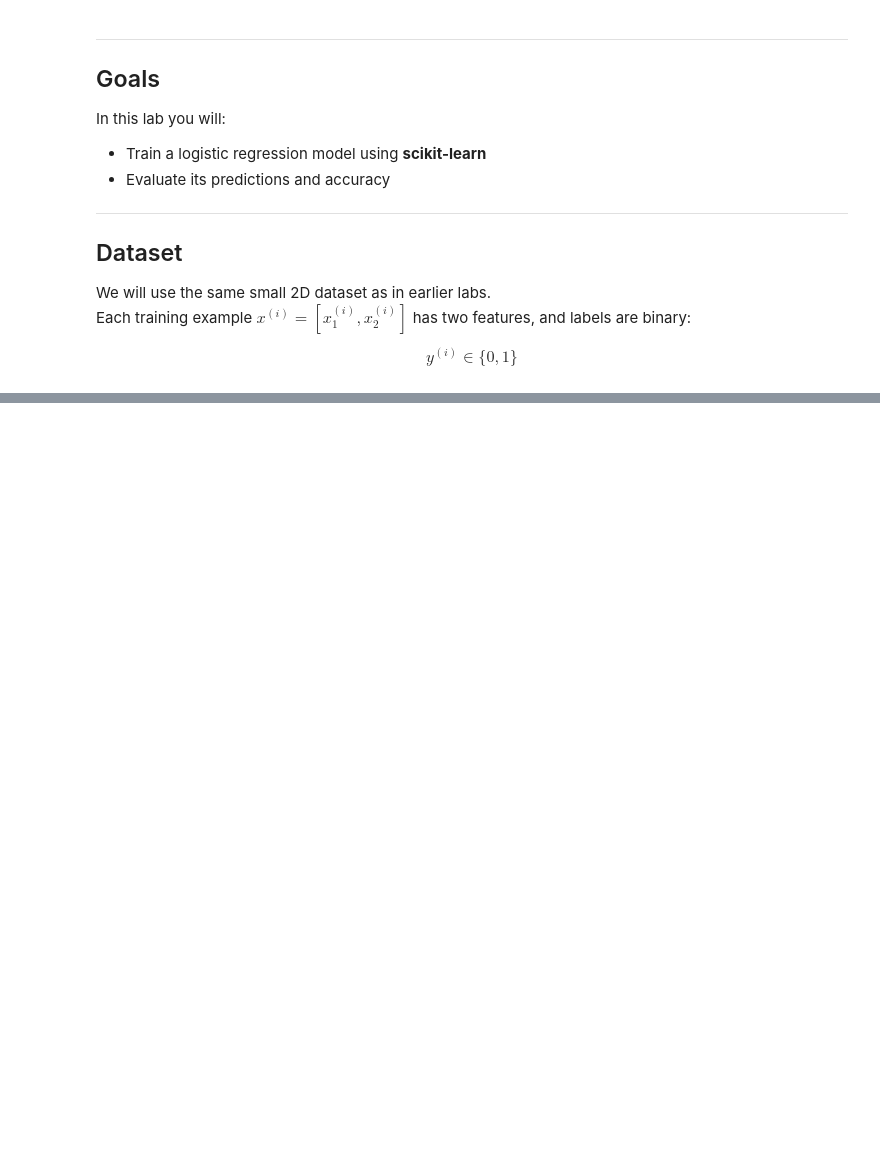
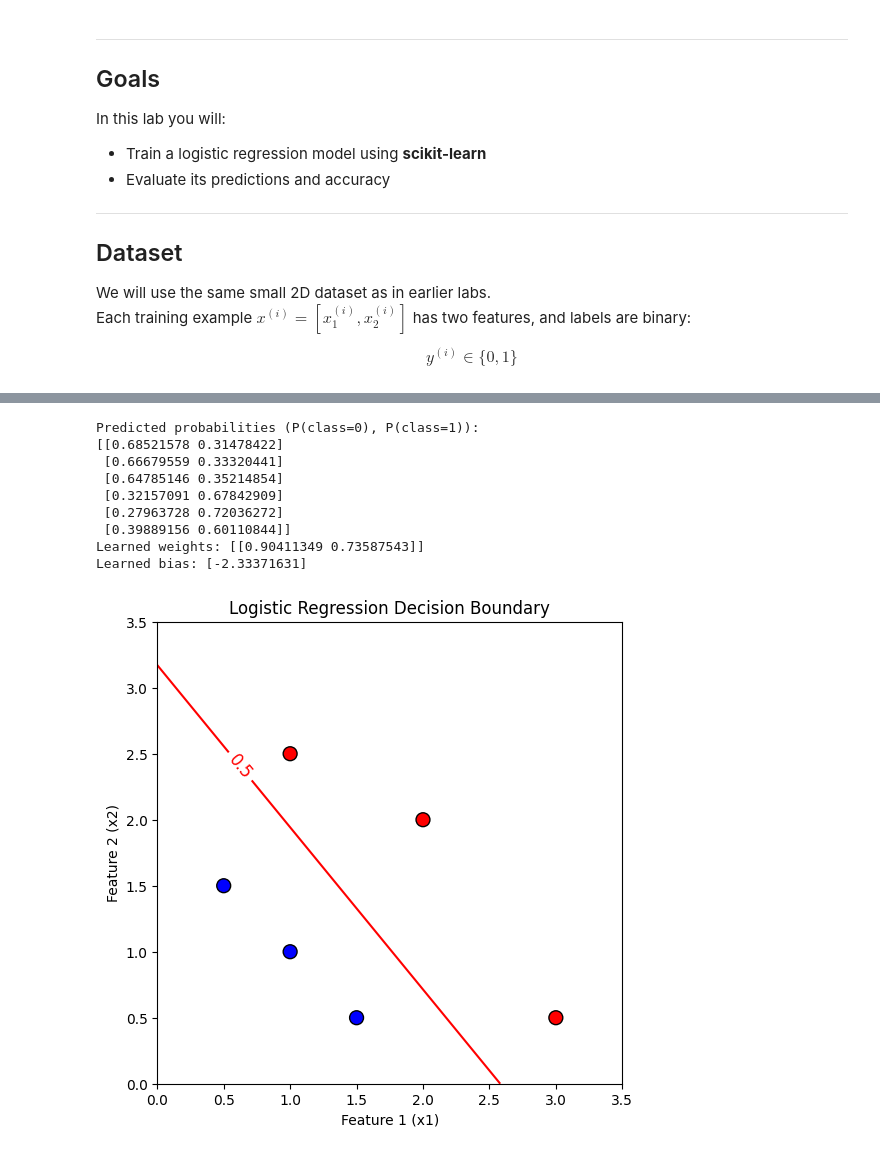
Before and after one commit to asupraja3/ml-ng-notebooks, a Jupyter notebook: LogisticRegresssion_ScikitLearn.ipynb, the cells around one changed output, grey strips where cells are left out. Drawn from its saved outputs; the diff is of its cells as text; code cells hidden in the pictures; blank space fills up the shorter version.

```diff
--- a/LogisticRegresssion_ScikitLearn.ipynb
+++ b/LogisticRegresssion_ScikitLearn.ipynb
@@ -28,7 +28,7 @@ X = np.array([
     [3.0, 0.5],    # Example 4
     [2.0, 2.0],    # Example 5
     [1.0, 2.5]     # Example 6
-])
+]).astype(float)
 
 # Labels y: shape (6,)
-y = np.array([0, 0, 0, 1, 1, 1])
+y = np.array([0, 0, 0, 1, 1, 1]).astype(float)
@@ -34,0 +51,8 @@ y = np.array([0, 0, 0, 1, 1, 1])
+# %%
+from sklearn.linear_model import LogisticRegression
+
+# Step 1: Create logistic regression model
+lr_model = LogisticRegression()
+
+# Step 2: Fit model on training data
+lr_model.fit(X, y)
@@ -34,0 +103,49 @@ y = np.array([0, 0, 0, 1, 1, 1])
+# %%
+# predict_proba gives probabilities of belonging to class 0 and class 1
+y_prob = lr_model.predict_proba(X)
+
+print("Predicted probabilities (P(class=0), P(class=1)):")
+print(y_prob)
+
+
+# Logistic regression learns weights (w) and bias (b)
+w = lr_model.coef_    # shape (1,2) since we have 2 features
+b = lr_model.intercept_
+
+print("Learned weights:", w)
+print("Learned bias:", b)
+
+import matplotlib.pyplot as plt
+
+# Scatter plot of dataset
+plt.figure(figsize=(6,6))
+plt.scatter(X[:,0], X[:,1], c=y, cmap='bwr', edgecolors='k', s=100)
+plt.xlabel("Feature 1 (x1)")
+plt.ylabel("Feature 2 (x2)")
+plt.title("Logistic Regression Decision Boundary")
+
+# Create a grid of values
+x1_vals = np.linspace(0, 3.5, 100)
+x2_vals = np.linspace(0, 3.5, 100)
+xx1, xx2 = np.meshgrid(x1_vals, x2_vals)
+
+# Flatten grid and make predictions
+grid = np.c_[xx1.ravel(), xx2.ravel()]
+probs = lr_model.predict_proba(grid)[:,1].reshape(xx1.shape)
+
+# Plot decision boundary (prob = 0.5 contour)
+contour = plt.contour(xx1, xx2, probs, levels=[0.5], colors='red')
+plt.clabel(contour, inline=True, fontsize=12)
+
+plt.show()
+# %% [output]
+Predicted probabilities (P(class=0), P(class=1)):
+[[0.68521578 0.31478422]
+ [0.66679559 0.33320441]
+ [0.64785146 0.35214854]
+ [0.32157091 0.67842909]
+ [0.27963728 0.72036272]
+ [0.39889156 0.60110844]]
+Learned weights: [[0.90411349 0.73587543]]
+Learned bias: [-2.33371631]
+[figure, added]
```
Also changed, not shown: parts of 7 cells of this notebook.
